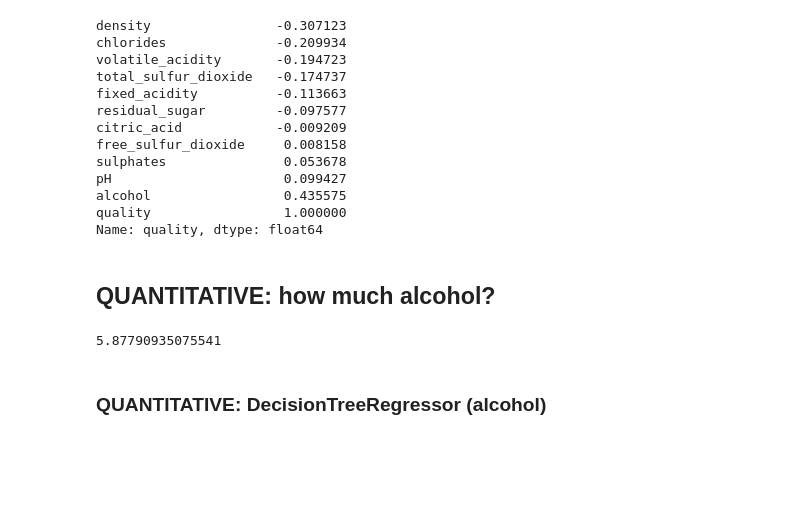
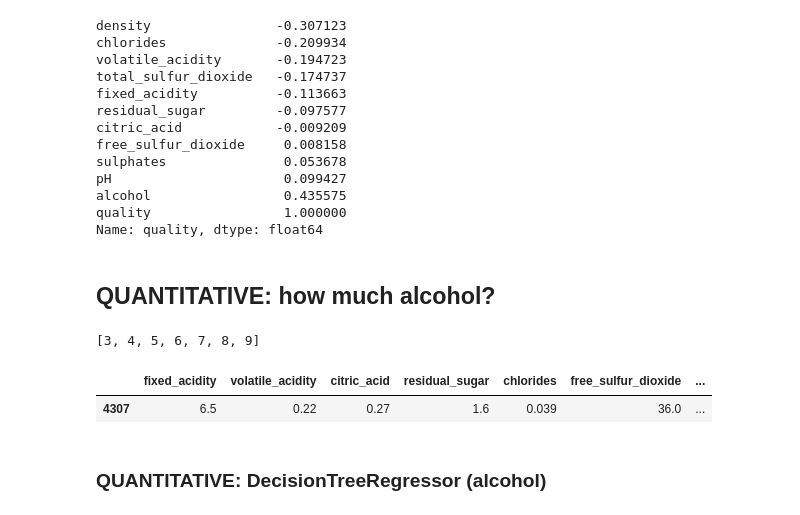
Before and after one commit to VeniceHartwell/lectures, a Jupyter notebook: week-8/02-Decision-trees.ipynb, the cells around one changed output. Cells and saved outputs as stored; diff of their text form; code cells hidden in the pictures; blank space fills up the shorter version.

```diff
--- a/week-8/02-Decision-trees.ipynb
+++ b/week-8/02-Decision-trees.ipynb
@@ -166,10 +166,15 @@ quality                 1.000000
 Name: quality, dtype: float64
 # %% [markdown]
 ## QUANTITATIVE: how much alcohol?
-# %%
-df.quality.mean()
-# %% [output]
-5.87790935075541
+# %%
+sorted(list(df.quality.unique()))
+# %% [output]
+[3, 4, 5, 6, 7, 8, 9]
+# %%
+df.sample()
+# %% [output]
+|  | fixed_acidity | volatile_acidity | citric_acid | residual_sugar | chlorides | free_sulfur_dioxide | ... |
+| 4307 | 6.5 | 0.22 | 0.27 | 1.6 | 0.039 | 36.0 | ... |
 # %%
 X_alcohol = df.drop(columns="alcohol")
 y_alcohol = df.alcohol
```
Also changed, not shown: parts of 21 cells of this notebook.
